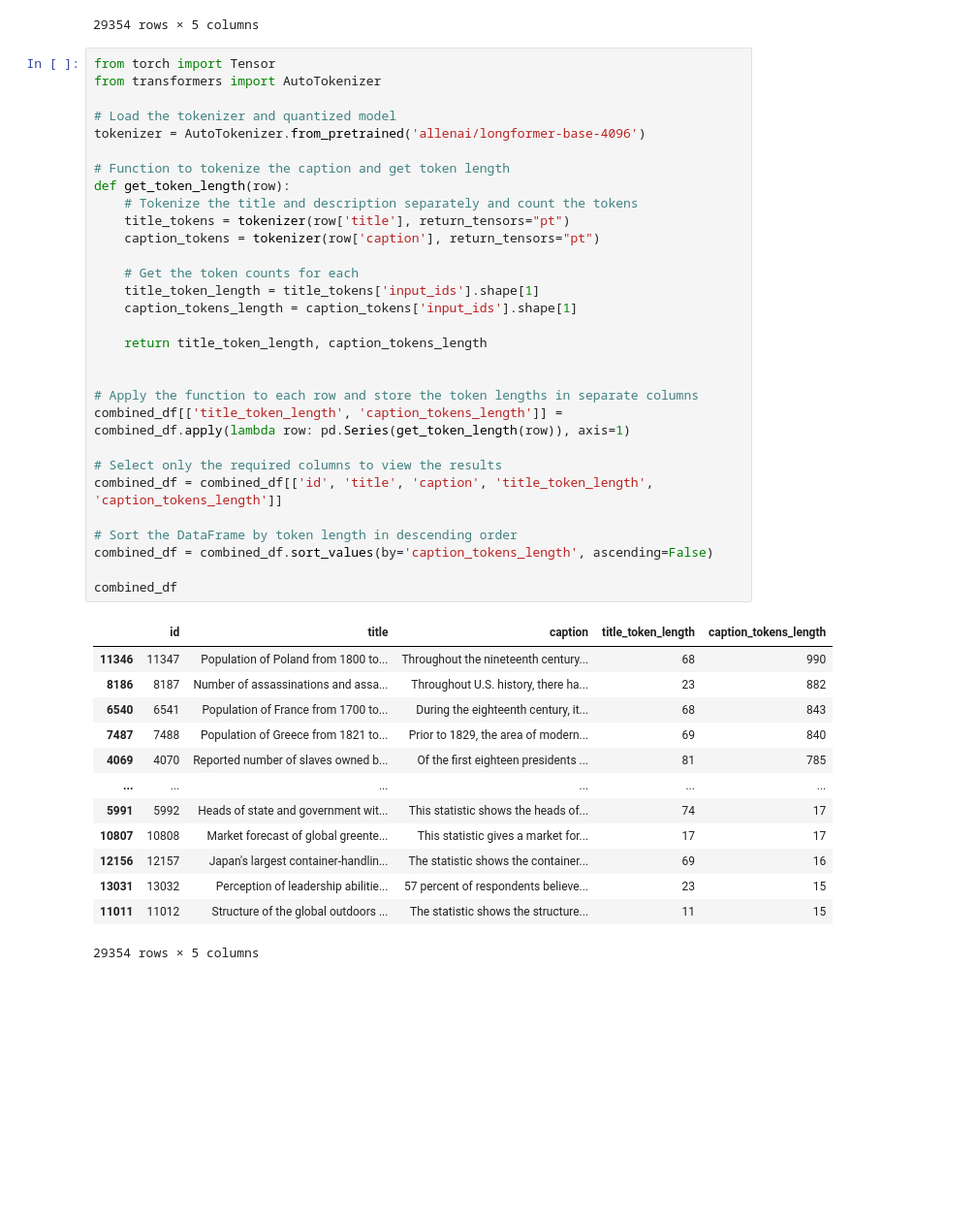
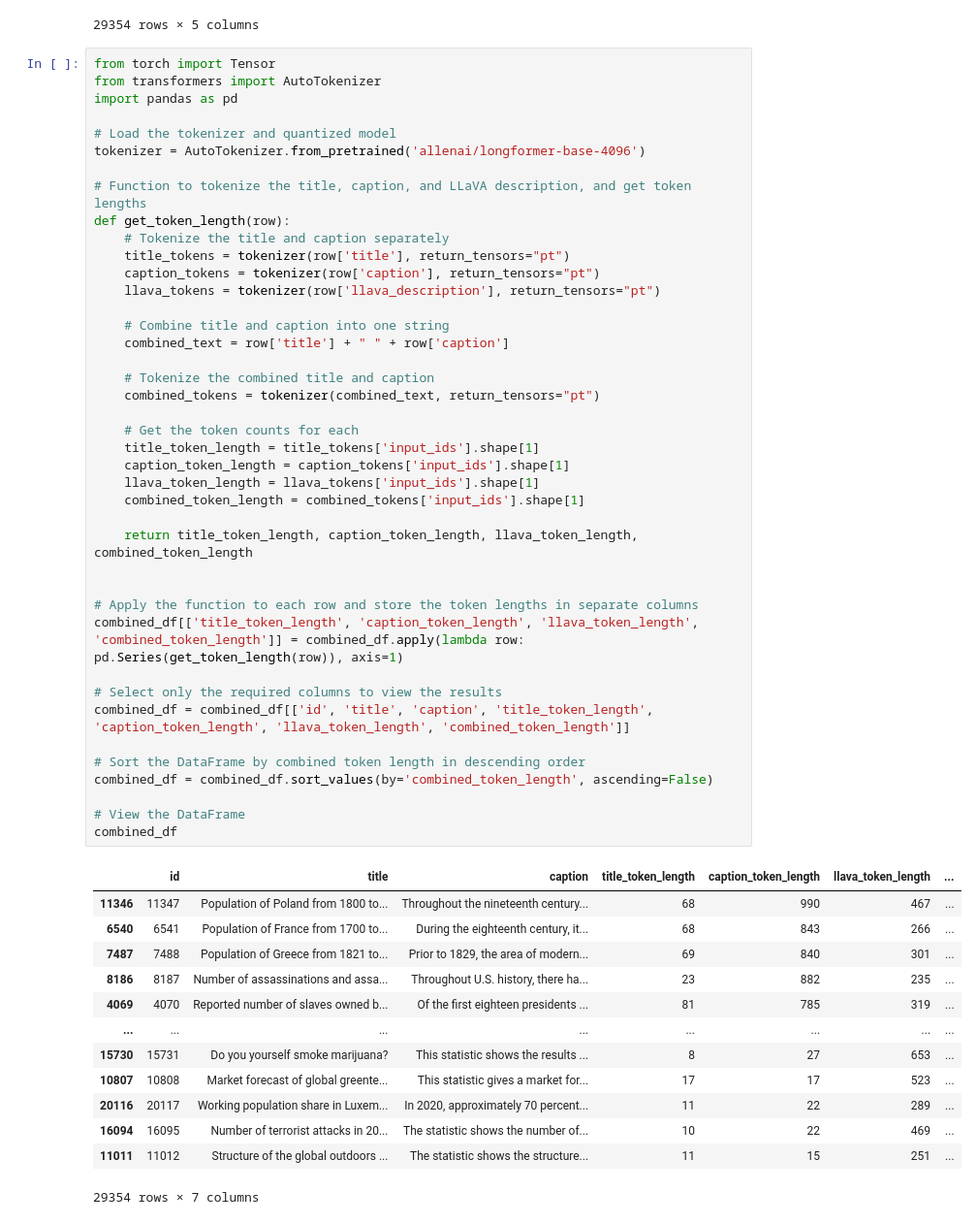
Before and after one commit to mleshashi/thesis-sharma, a Jupyter notebook: ElasticSearch/text_size.ipynb, the cells around one changed output. Shown at 97% size. Cells and saved outputs as stored; diff of their text form; blank space fills up the shorter version.

```diff
--- a/ElasticSearch/text_size.ipynb
+++ b/ElasticSearch/text_size.ipynb
@@ -30,47 +30,58 @@ combined_df
 # %%
 from torch import Tensor
 from transformers import AutoTokenizer
+import pandas as pd
 
 # Load the tokenizer and quantized model
 tokenizer = AutoTokenizer.from_pretrained('allenai/longformer-base-4096')
 
-# Function to tokenize the caption and get token length
+# Function to tokenize the title, caption, and LLaVA description, and get token lengths
 def get_token_length(row):
-    # Tokenize the title and description separately and count the tokens
+    # Tokenize the title and caption separately
     title_tokens = tokenizer(row['title'], return_tensors="pt")
     caption_tokens = tokenizer(row['caption'], return_tensors="pt")
+    llava_tokens = tokenizer(row['llava_description'], return_tensors="pt")
+
+    # Combine title and caption into one string
+    combined_text = row['title'] + " " + row['caption']
+
+    # Tokenize the combined title and caption
+    combined_tokens = tokenizer(combined_text, return_tensors="pt")
 
     # Get the token counts for each
     title_token_length = title_tokens['input_ids'].shape[1]
-    caption_tokens_length = caption_tokens['input_ids'].shape[1]
+    caption_token_length = caption_tokens['input_ids'].shape[1]
+    llava_token_length = llava_tokens['input_ids'].shape[1]
+    combined_token_length = combined_tokens['input_ids'].shape[1]
 
-    return title_token_length, caption_tokens_length
+    return title_token_length, caption_token_length, llava_token_length, combined_token_length
 
 
 # Apply the function to each row and store the token lengths in separate columns
-combined_df[['title_token_length', 'caption_tokens_length']] = combined_df.apply(lambda row: pd.Series(get_token_length(row)), axis=1)
+combined_df[['title_token_length', 'caption_token_length', 'llava_token_length', 'combined_token_length']] = combined_df.apply(lambda row: pd.Series(get_token_length(row)), axis=1)
 
 # Select only the required columns to view the results
-combined_df = combined_df[['id', 'title', 'caption', 'title_token_length', 'caption_tokens_length']]
+combined_df = combined_df[['id', 'title', 'caption', 'title_token_length', 'caption_token_length', 'llava_token_length', 'combined_token_length']]
 
-# Sort the DataFrame by token length in descending order
-combined_df = combined_df.sort_values(by='caption_tokens_length', ascending=False)
+# Sort the DataFrame by combined token length in descending order
+combined_df = combined_df.sort_values(by='combined_token_length', ascending=False)
 
+# View the DataFrame
 combined_df
 # %% [output]
-|  | id | title | caption | title_token_length | caption_tokens_length |
-| 11346 | 11347 | Population of Poland from 1800 to... | Throughout the nineteenth century... | 68 | 990 |
-| 8186 | 8187 | Number of assassinations and assa... | Throughout U.S. history, there ha... | 23 | 882 |
-| 6540 | 6541 | Population of France from 1700 to... | During the eighteenth century, it... | 68 | 843 |
-| 7487 | 7488 | Population of Greece from 1821 to... | Prior to 1829, the area of modern... | 69 | 840 |
-| 4069 | 4070 | Reported number of slaves owned b... | Of the first eighteen presidents ... | 81 | 785 |
-| ... | ... | ... | ... | ... | ... |
-| 5991 | 5992 | Heads of state and government wit... | This statistic shows the heads of... | 74 | 17 |
-| 10807 | 10808 | Market forecast of global greente... | This statistic gives a market for... | 17 | 17 |
-| 12156 | 12157 | Japan's largest container-handlin... | The statistic shows the container... | 69 | 16 |
-| 13031 | 13032 | Perception of leadership abilitie... | 57 percent of respondents believe... | 23 | 15 |
-| 11011 | 11012 | Structure of the global outdoors ... | The statistic shows the structure... | 11 | 15 |
+|  | id | title | caption | title_token_length | caption_token_length | llava_token_length | ... |
+| 11346 | 11347 | Population of Poland from 1800 to... | Throughout the nineteenth century... | 68 | 990 | 467 | ... |
+| 6540 | 6541 | Population of France from 1700 to... | During the eighteenth century, it... | 68 | 843 | 266 | ... |
+| 7487 | 7488 | Population of Greece from 1821 to... | Prior to 1829, the area of modern... | 69 | 840 | 301 | ... |
+| 8186 | 8187 | Number of assassinations and assa... | Throughout U.S. history, there ha... | 23 | 882 | 235 | ... |
+| 4069 | 4070 | Reported number of slaves owned b... | Of the first eighteen presidents ... | 81 | 785 | 319 | ... |
+| ... | ... | ... | ... | ... | ... | ... | ... |
+| 15730 | 15731 | Do you yourself smoke marijuana? | This statistic shows the results ... | 8 | 27 | 653 | ... |
+| 10807 | 10808 | Market forecast of global greente... | This statistic gives a market for... | 17 | 17 | 523 | ... |
+| 20116 | 20117 | Working population share in Luxem... | In 2020, approximately 70 percent... | 11 | 22 | 289 | ... |
+| 16094 | 16095 | Number of terrorist attacks in 20... | The statistic shows the number of... | 10 | 22 | 469 | ... |
+| 11011 | 11012 | Structure of the global outdoors ... | The statistic shows the structure... | 11 | 15 | 251 | ... |
-29354 rows × 5 columns
+29354 rows × 7 columns
 # %%
 # Calculating statistics for title and caption token lengths
 max_title_token_length = combined_df['title_token_length'].max()
```
Also changed, not shown: parts of 5 cells of this notebook, 11 other files.
